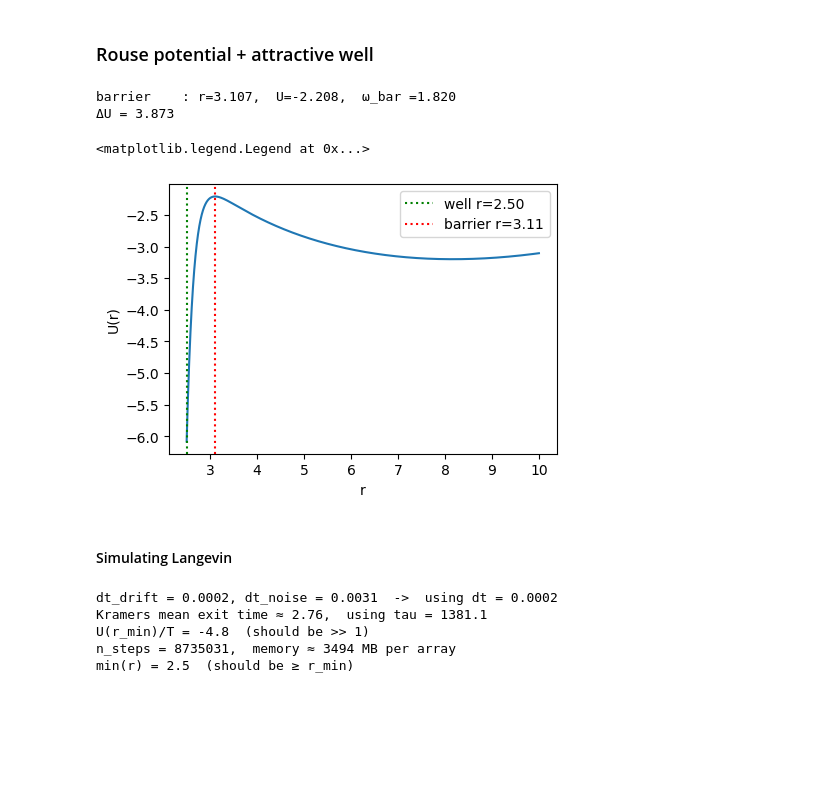
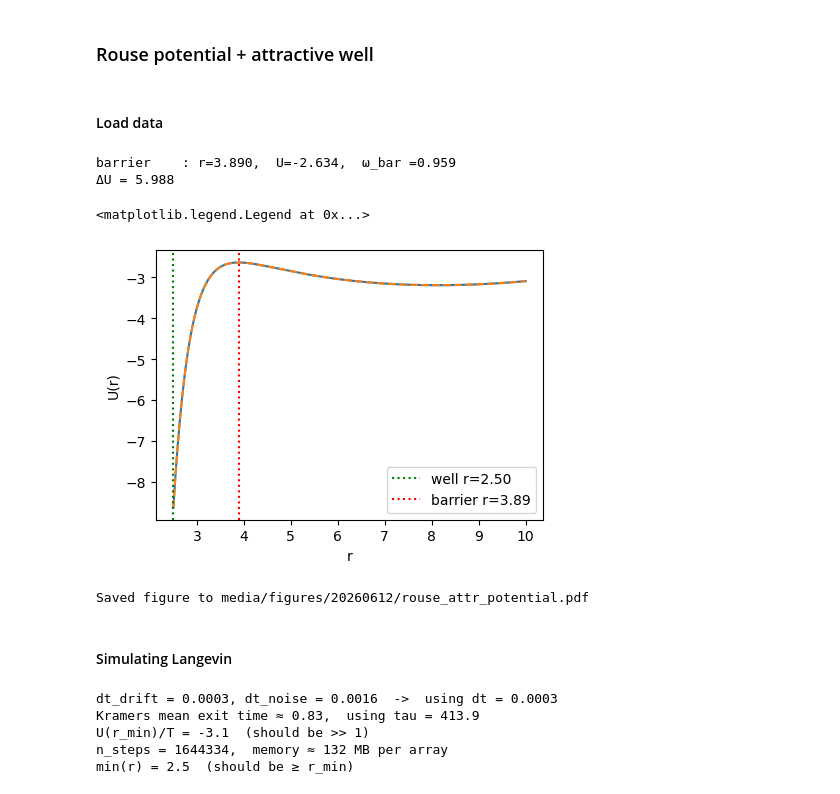
Before and after one commit to ta-rekt/Droplet, a Jupyter notebook: viz-rouse.ipynb, the cells around one changed output. Saved outputs shown, nothing was run; the diff lists cells and outputs as text; code cells hidden in the pictures; blank space fills up the shorter version.

```diff
--- a/viz-rouse.ipynb
+++ b/viz-rouse.ipynb
@@ -636,3 +367,5 @@ ratio empirical / Kramers     = 0.94
 [figure]
 # %% [markdown]
 ### Rouse potential + attractive well
+# %% [markdown]
+#### Load data
@@ -641,21 +438,24 @@ from viz_util.bvp_solver import (
     Parameters, d2fb_dphi2,
 )
 
+keya = 10
+p_sim = data[alphas[keya]]["surface_params"]
+
 p = Parameters(
-    nb=1.0,
-    chi_b=2.5,
-    omega_b=-0.6,
-    kappa=1,
-    phi_inf=0.1,
+    nb=p_sim["nb"],
+    chi_b=p_sim["chi_b"],
+    omega_b=p_sim["omega_b"],
+    kappa=p_sim["kappa"],
+    phi_inf=p_sim["phi_inf"],
     L=10.0,
     eps=1e-6,
-    R=2.5,
+    R=p_sim["R"],
     conserve_volume=False,
     parallel_plates=False
 )
 
-kuhnLength = 1
-beadSep = 100
+kuhnLength = data[alphas[keya]]["rouse_params"]["kuhn_length"]
+beadSep = data[alphas[keya]]["rouse_params"]["bead_separation"]
 # %%
 def U(r, *args):
     R, h0, kappa, lam, a, s = args
@@ -681,11 +481,12 @@ def F(r, *args):
     )
 
 # --- locate left well, barrier; compute ΔU and curvatures ---
-xs = np.linspace(p.R, p.L, 5000)
+xs = np.linspace(p.R, p.L, 500)
 
-lam = d2fb_dphi2(p.phi_inf, p)
+lam = np.sqrt(d2fb_dphi2(p.phi_inf, p))
 args = (p.R, p.omega_b, p.kappa, lam, kuhnLength, beadSep)
 U_vals = U(xs, *args)
+U_sim = data[alphas[keya]]["total_potential"]
 
 # left = xs < 10
 i_well = np.argmin(U_vals)
@@ -704,36 +505,45 @@ assert sign_change.any(), "no F-sign-change found past the well — barrier not
 x_lo = xs[after_well][i_cross]
 x_hi = xs[after_well][i_cross + 1]
 F_lo, F_hi = F_vals[after_well][i_cross], F_vals[after_well][i_cross + 1]
 x_bar = x_lo - F_lo * (x_hi - x_lo) / (F_hi - F_lo)
 U_bar = U(x_bar, *args)
 
 dU = U_bar - U_well
 
 # numerical curvatures
 def d2U(x):
     h = 1e-3
     return (U(x + h, *args) - 2 * U(x, *args) + U(x - h, *args)) / h**2
 
 # omega_well = np.sqrt(d2U(x_well))  # >0
 omega_bar = np.sqrt(-d2U(x_bar))  # |U''| at the saddle
 
 # print(f"left well  : r={x_well:.3f}, U={U_well:.3f}, ω_well={omega_well:.3f}")
 print(f"barrier    : r={x_bar:.3f},  U={U_bar:.3f},  ω_bar ={omega_bar:.3f}")
 print(f"ΔU = {dU:.3f}")
 
 fig, ax = plt.subplots(1, 1, figsize=(5, 3.5))
 ax.plot(xs, U_vals)
+ax.plot(xs, U_sim, linestyle="dashed")
 ax.axvline(x_well, color="g", ls=":", label=f"well r={x_well:.2f}")
 ax.axvline(x_bar, color="r", ls=":", label=f"barrier r={x_bar:.2f}")
 ax.set_xlabel("r")
 ax.set_ylabel("U(r)")
 # ax.set_ylim(-3.5, -2.4)
 ax.legend()
 # %% [output]
-barrier    : r=3.107,  U=-2.208,  ω_bar =1.820
-ΔU = 3.873
+barrier    : r=3.890,  U=-2.634,  ω_bar =0.959
+ΔU = 5.988
 <matplotlib.legend.Legend at 0x...>
-[figure, old version]
+[figure, new version]
+# %%
+out_dir = "media/figures/20260612"
+os.makedirs(out_dir, exist_ok=True)
+out_path = os.path.join(out_dir, "rouse_attr_potential.pdf")
+fig.savefig(out_path, format="pdf", bbox_inches="tight")
+print("Saved figure to", out_path)
+# %% [output]
+Saved figure to media/figures/20260612/rouse_attr_potential.pdf
 # %% [markdown]
 #### Simulating Langevin
 # %%
@@ -741,8 +551,8 @@ barrier    : r=3.107,  U=-2.208,  ω_bar =1.820
 # 1) Temperature: ΔU/(kBT) in [3, 7] is the Arrhenius sweet spot --- escape
 #    is rare enough to be exponentially distributed, frequent enough to
 #    collect statistics in reasonable wall-clock time.
-T_bath = 1.2                    # -> ΔU/T ≈ 4.6 here
-gamma  = 2.0
+T_bath = 1.8                    # -> ΔU/T ≈ 4.6 here
+gamma  = 1.0
 kB     = 1.0
 
 # 2) Time step: needs to satisfy BOTH
@@ -772,7 +582,7 @@ r_min = p.R+0.01
 print(f"U(r_min)/T = {U(r_min, *args)/T_bath:.1f}  (should be >> 1)")
 
 # 5) Number of trajectories — limited by RAM: shape (n, dim, N).
-N = 5000
+N = 1000
 nskip = 100
 print(f"n_steps = {int(tau/dt)},  memory ≈ {int(tau/dt)*N*8/1e6/nskip:.0f} MB per array")
 
@@ -789,10 +599,10 @@ sim.generate()
 
 print("min(r) =", sim.r.min(), " (should be ≥ r_min)")
 # %% [output]
-dt_drift = 0.0002, dt_noise = 0.0031  ->  using dt = 0.0002
-Kramers mean exit time ≈ 2.76,  using tau = 1381.1
-U(r_min)/T = -4.8  (should be >> 1)
-n_steps = 8735031,  memory ≈ 3494 MB per array
+dt_drift = 0.0003, dt_noise = 0.0016  ->  using dt = 0.0003
+Kramers mean exit time ≈ 0.83,  using tau = 413.9
+U(r_min)/T = -3.1  (should be >> 1)
+n_steps = 1644334,  memory ≈ 132 MB per array
 min(r) = 2.5  (should be ≥ r_min)
 # %%
 # --- Boltzmann sampling check -----------------------------
```
Also changed, not shown: parts of 47 cells of this notebook, 10 other files.
